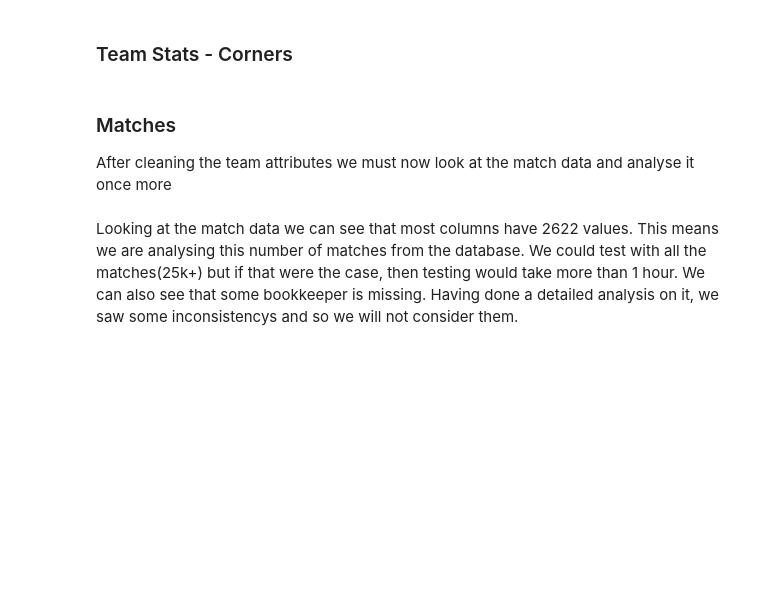
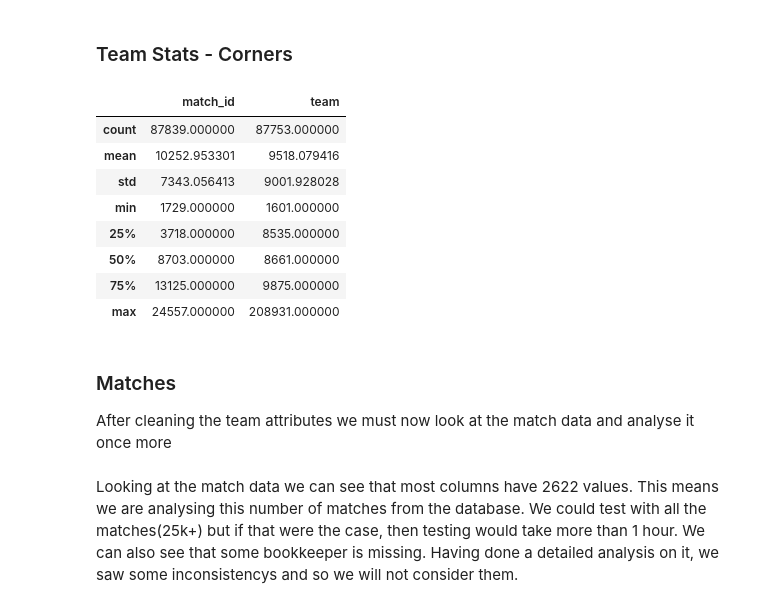
Before and after one commit to motapinto/football-classification-predications, a Jupyter notebook: src/Supervised Learning Models.ipynb, the cells around one changed output. Cells and saved outputs as stored; diff of their text form; code cells hidden in the pictures; blank space fills up the shorter version.

```diff
--- a/src/Supervised Learning Models.ipynb
+++ b/src/Supervised Learning Models.ipynb
@@ -566,3 +564,17 @@ teams_stats.describe()
 | max | 1458.000000 | 112513.000000 | 274581.000000 | 80.000000 | 77.000000 | 80.000000 | ... |
 # %% [markdown]
 ### Team Stats - Corners
+# %%
+corners_data = pd.read_csv("../dataset/corner_detail.csv")
+corners = corners_data[['match_id', 'team']]
+corners.describe()
+# %% [output]
+|  | match_id | team |
+| count | 87839.000000 | 87753.000000 |
+| mean | 10252.953301 | 9518.079416 |
+| std | 7343.056413 | 9001.928028 |
+| min | 1729.000000 | 1601.000000 |
+| 25% | 3718.000000 | 8535.000000 |
+| 50% | 8703.000000 | 8661.000000 |
+| 75% | 13125.000000 | 9875.000000 |
+| max | 24557.000000 | 208931.000000 |
```
Also changed, not shown: parts of 3 cells of this notebook.
